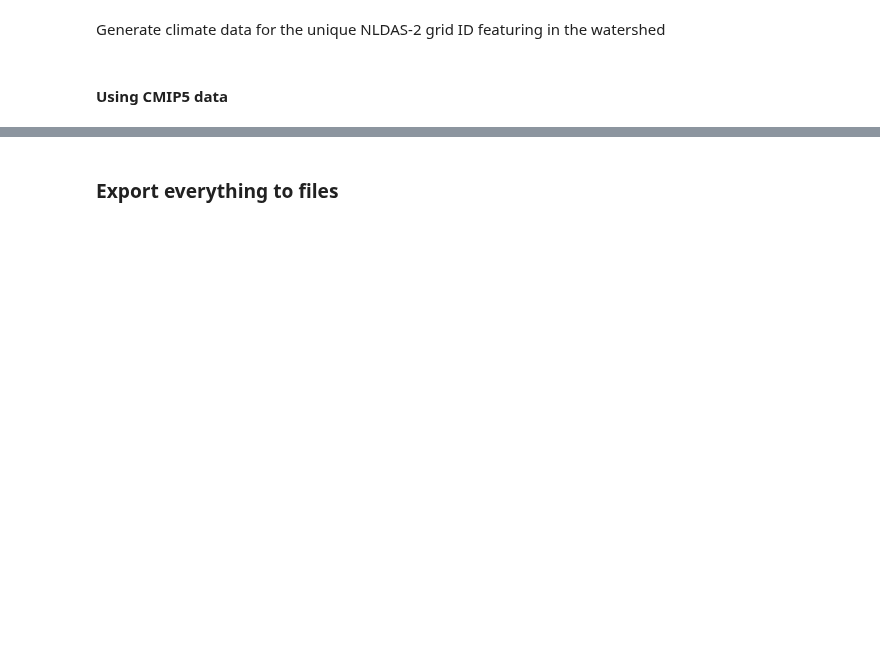
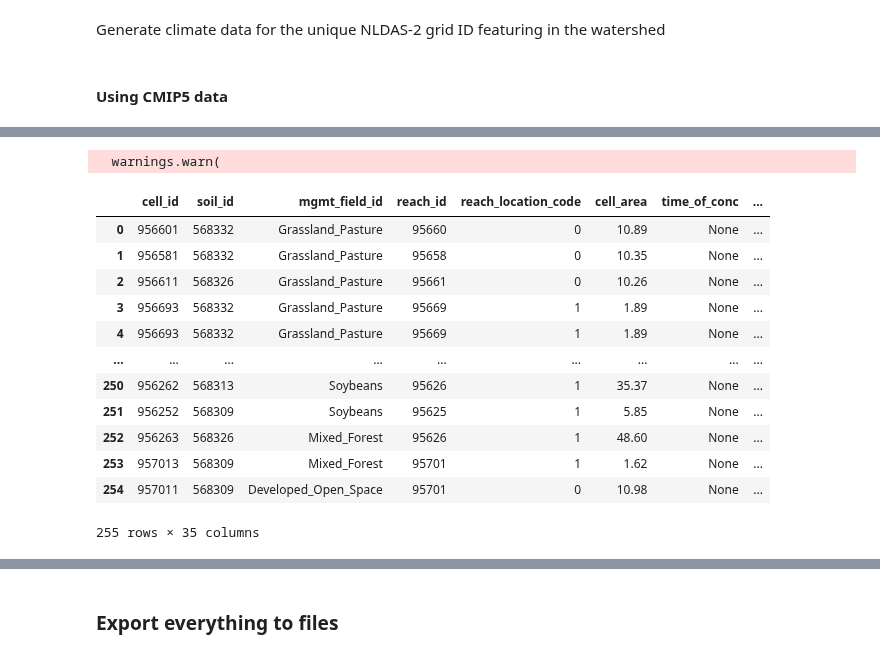
Before and after one commit to LucRSquared/pyagnps, a Jupyter notebook: notebooks/aims/aims_watershed_query.ipynb, the cells around one changed output, grey strips where cells are left out. Drawn from its saved outputs; the diff is of its cells as text; code cells hidden in the pictures; blank space fills up the shorter version.

```diff
--- a/notebooks/aims/aims_watershed_query.ipynb
+++ b/notebooks/aims/aims_watershed_query.ipynb
@@ -246,4 +241,31 @@ for feature in tqdm(wsh_nldas2_grid_pts.iterfeatures(), total=len(wsh_nldas2_gri
+# %%
+cells_geometry['secondary_climate_file_id'] = None
 # %%
 path_to_cmip5_historical_and_rcp45 = Path("D:/AIMS/Datasets/Climate/CMIP/CMIP5/MACAv2METDATA/CNRM-CM5/r1i1p1/")
+path_to_cmip5_raster_points_clim_id = path_to_cmip5_historical_and_rcp45 / "cmip5_maca_v2_metdata_pts_clim_ids.gpkg"
 
-clm_cmip5 = pyagnps.climate.ClimateAnnAGNPSCoords(coords=(None, None))
+clm_cmip5 = pyagnps.climate.ClimateAnnAGNPSCoords(coords=None,
+                                                  start=startDate,
+                                                  end=endDate)
+
+clm_cmip5.read_cmip5_maca_data(path_to_cmip5_historical_and_rcp45.glob("*/*.nc"))
+# %%
+if path_to_cmip5_raster_points_clim_id.exists():
+    print('Reading points and clim_id of CMIP5 MACAv2METDATA')
+    cmip_pts = gpd.read_file(path_to_cmip5_raster_points_clim_id)
+else:
+    # Generate all the possible pairs of points
+    print('Generating points and clim_id of CMIP5 MACAv2METDATA')
+    lat_vals = clm_cmip5.ds['lat'].values
+    lon_vals = clm_cmip5.ds['lon'].values - 360 # For CMIP6 and CMIP5 the longitude needs to be in the [0, 360[ range, here we bring it back in the -180, 180
+
+    all_lon_lat_pairs = list(itertools.product(lon_vals, lat_vals))
+
+    lon_values, lat_values = zip(*all_lon_lat_pairs)
+
+    pts = gpd.points_from_xy(x=lon_values, y=lat_values, crs=4326)
+    cmip_pts = gpd.GeoDataFrame(geometry=pts, crs=4326)
+
+    cmip_pts['clim_id'] = cmip_pts['geometry'].apply(lambda geom: clm_cmip5.generate_cmip_lon_lat_secondary_climate_id((geom.x, geom.y)))
+
+    cmip_pts.to_file(path_to_cmip5_raster_points_clim_id, driver='GPKG')
@@ -249,0 +292,24 @@ clm_cmip5 = pyagnps.climate.ClimateAnnAGNPSCoords(coords=(None, None))
+# %%
+cells_geometry = cells_geometry.sjoin_nearest(cmip_pts)
+cells_geometry['secondary_climate_file_id'] = cells_geometry['clim_id']
+cells_geometry.drop(columns=['clim_id', 'index_right'], inplace=True)
+
+df_cells = cells_geometry.drop(columns=['geom']).copy()
+# %% [output]
+  warnings.warn(
+# %%
+df_cells
+# %% [output]
+|  | cell_id | soil_id | mgmt_field_id | reach_id | reach_location_code | cell_area | time_of_conc | ... |
+| 0 | 956601 | 568332 | Grassland_Pasture | 95660 | 0 | 10.89 | None | ... |
+| 1 | 956581 | 568332 | Grassland_Pasture | 95658 | 0 | 10.35 | None | ... |
+| 2 | 956611 | 568326 | Grassland_Pasture | 95661 | 0 | 10.26 | None | ... |
+| 3 | 956693 | 568332 | Grassland_Pasture | 95669 | 1 | 1.89 | None | ... |
+| 4 | 956693 | 568332 | Grassland_Pasture | 95669 | 1 | 1.89 | None | ... |
+| ... | ... | ... | ... | ... | ... | ... | ... | ... |
+| 250 | 956262 | 568313 | Soybeans | 95626 | 1 | 35.37 | None | ... |
+| 251 | 956252 | 568309 | Soybeans | 95625 | 1 | 5.85 | None | ... |
+| 252 | 956263 | 568326 | Mixed_Forest | 95626 | 1 | 48.60 | None | ... |
+| 253 | 957013 | 568309 | Mixed_Forest | 95701 | 1 | 1.62 | None | ... |
+| 254 | 957011 | 568309 | Developed_Open_Space | 95701 | 0 | 10.98 | None | ... |
+255 rows × 35 columns
```
Also changed, not shown: parts of 29 cells of this notebook, 4 other files.
